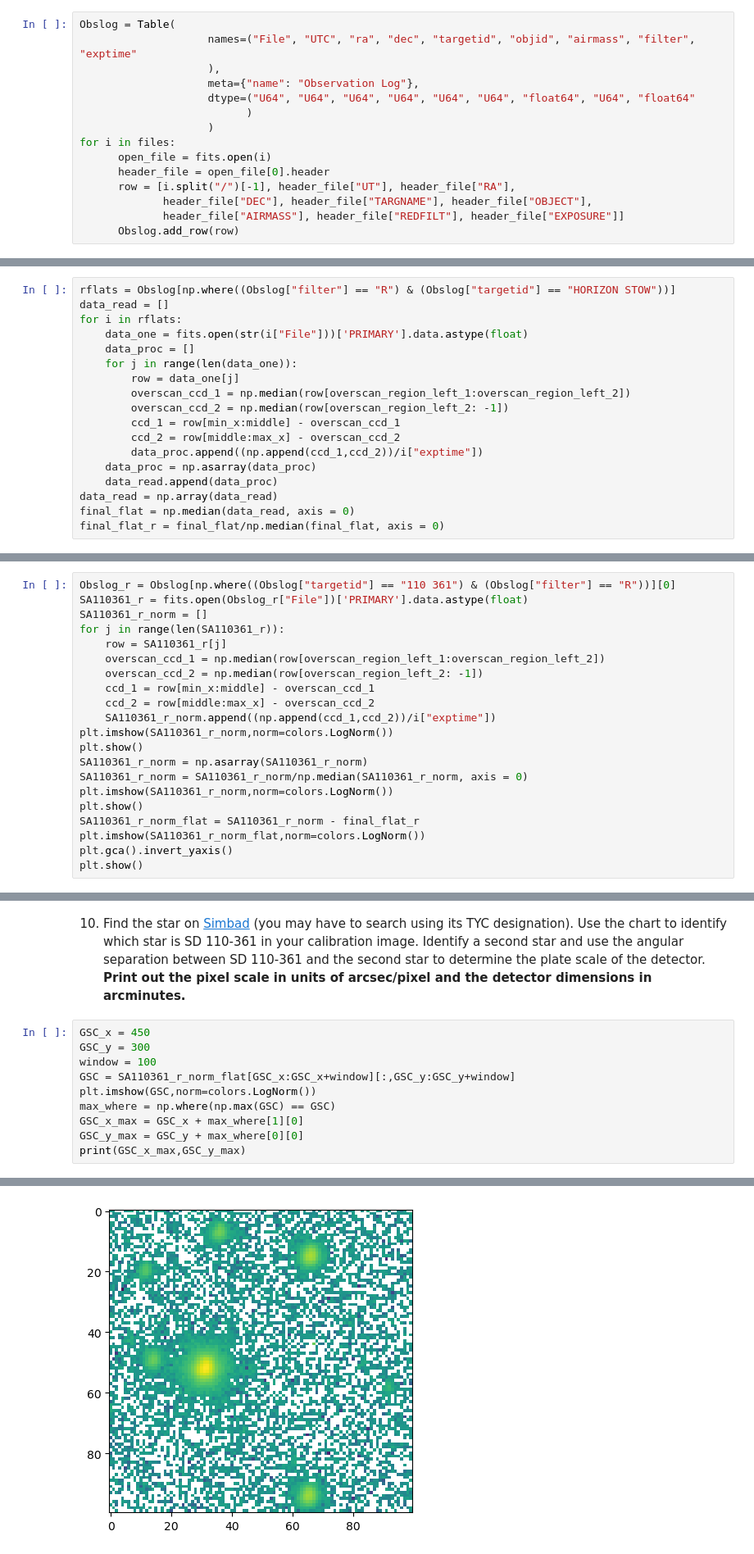
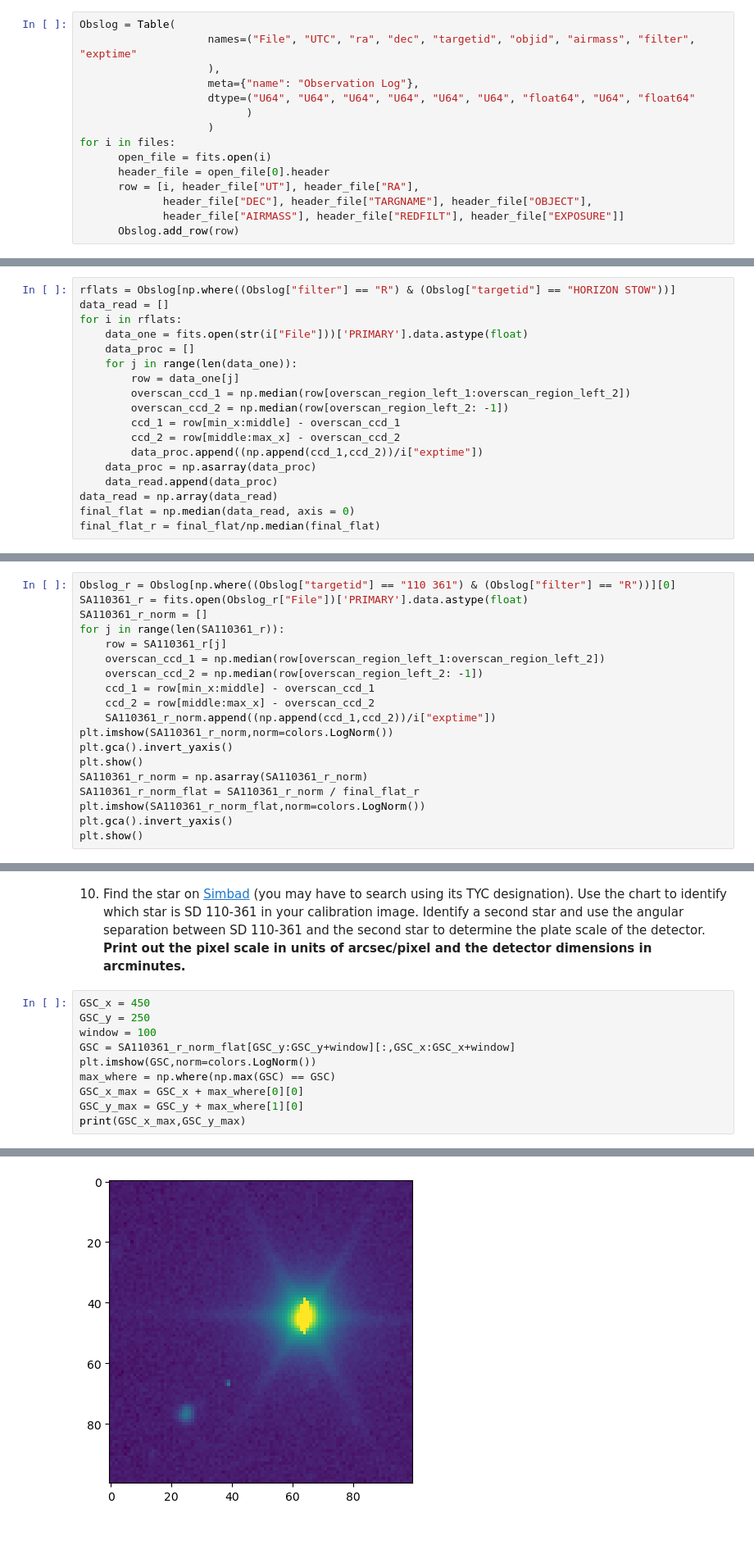
Before and after one commit to Hallflower20/ay107-data-reduction, a Jupyter notebook: problemset2.ipynb, the cells around one changed output, grey strips where cells are left out. Shown at 82% size. Saved outputs shown, nothing was run; the diff lists cells and outputs as text.

```diff
--- a/problemset2.ipynb
+++ b/problemset2.ipynb
@@ -109,7 +109,7 @@ Obslog = Table(
 for i in files:
       open_file = fits.open(i)
       header_file = open_file[0].header
-      row = [i.split("/")[-1], header_file["UT"], header_file["RA"],
+      row = [i, header_file["UT"], header_file["RA"],
              header_file["DEC"], header_file["TARGNAME"], header_file["OBJECT"],
              header_file["AIRMASS"], header_file["REDFILT"], header_file["EXPOSURE"]]
       Obslog.add_row(row)
@@ -264,7 +262,7 @@ for i in rflats:
     data_read.append(data_proc)
 data_read = np.array(data_read)
 final_flat = np.median(data_read, axis = 0)
-final_flat_r = final_flat/np.median(final_flat, axis = 0)
+final_flat_r = final_flat/np.median(final_flat)
 # %%
 plt.imshow(final_flat_r,norm=colors.LogNorm())
 np.max(final_flat_r)
@@ -317,12 +315,10 @@ for j in range(len(SA110361_r)):
     ccd_2 = row[middle:max_x] - overscan_ccd_2
     SA110361_r_norm.append((np.append(ccd_1,ccd_2))/i["exptime"])
 plt.imshow(SA110361_r_norm,norm=colors.LogNorm())
+plt.gca().invert_yaxis()
 plt.show()
 SA110361_r_norm = np.asarray(SA110361_r_norm)
-SA110361_r_norm = SA110361_r_norm/np.median(SA110361_r_norm, axis = 0)
-plt.imshow(SA110361_r_norm,norm=colors.LogNorm())
-plt.show()
-SA110361_r_norm_flat = SA110361_r_norm - final_flat_r
+SA110361_r_norm_flat = SA110361_r_norm / final_flat_r
 plt.imshow(SA110361_r_norm_flat,norm=colors.LogNorm())
 plt.gca().invert_yaxis()
 plt.show()
@@ -334,12 +351,12 @@ plt.show()
 10. Find the star on [Simbad](http://simbad.cds.unistra.fr) (you may have to search using its TYC designation). Use the chart to identify which star is SD 110-361 in your calibration image. Identify a second star and use the angular separation between SD 110-361 and the second star to determine the plate scale of the detector. **Print out the pixel scale in units of arcsec/pixel and the detector dimensions in arcminutes.**
 # %%
 GSC_x = 450
-GSC_y = 300
+GSC_y = 250
 window = 100
-GSC = SA110361_r_norm_flat[GSC_x:GSC_x+window][:,GSC_y:GSC_y+window]
+GSC = SA110361_r_norm_flat[GSC_y:GSC_y+window][:,GSC_x:GSC_x+window]
 plt.imshow(GSC,norm=colors.LogNorm())
 max_where = np.where(np.max(GSC) == GSC)
-GSC_x_max = GSC_x + max_where[1][0]
-GSC_y_max = GSC_y + max_where[0][0]
+GSC_x_max = GSC_x + max_where[0][0]
+GSC_y_max = GSC_y + max_where[1][0]
 print(GSC_x_max,GSC_y_max)
 # %% [output]
@@ -347,4 +364,4 @@ print(GSC_x_max,GSC_y_max)
-[figure, old version]
+[figure, new version]
 # %%
 TYC_x = 750
 TYC_y = 1100
```
Also changed, not shown: parts of 20 cells of this notebook.
